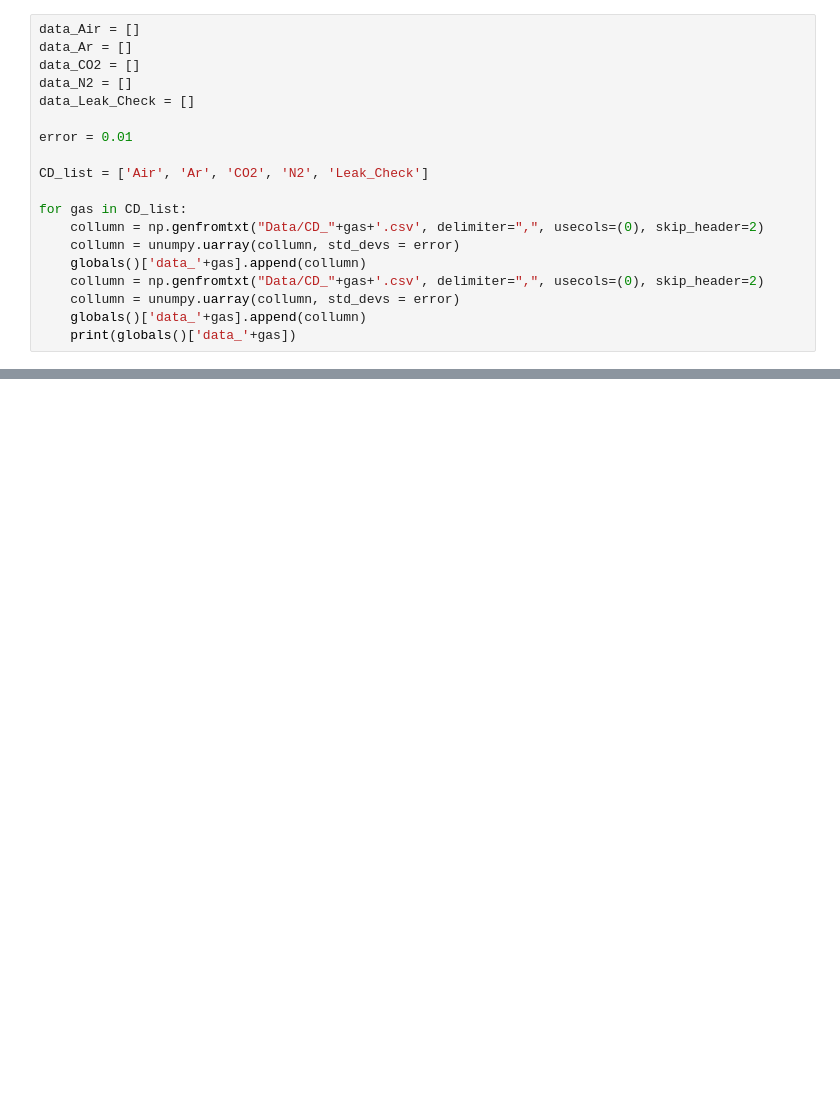
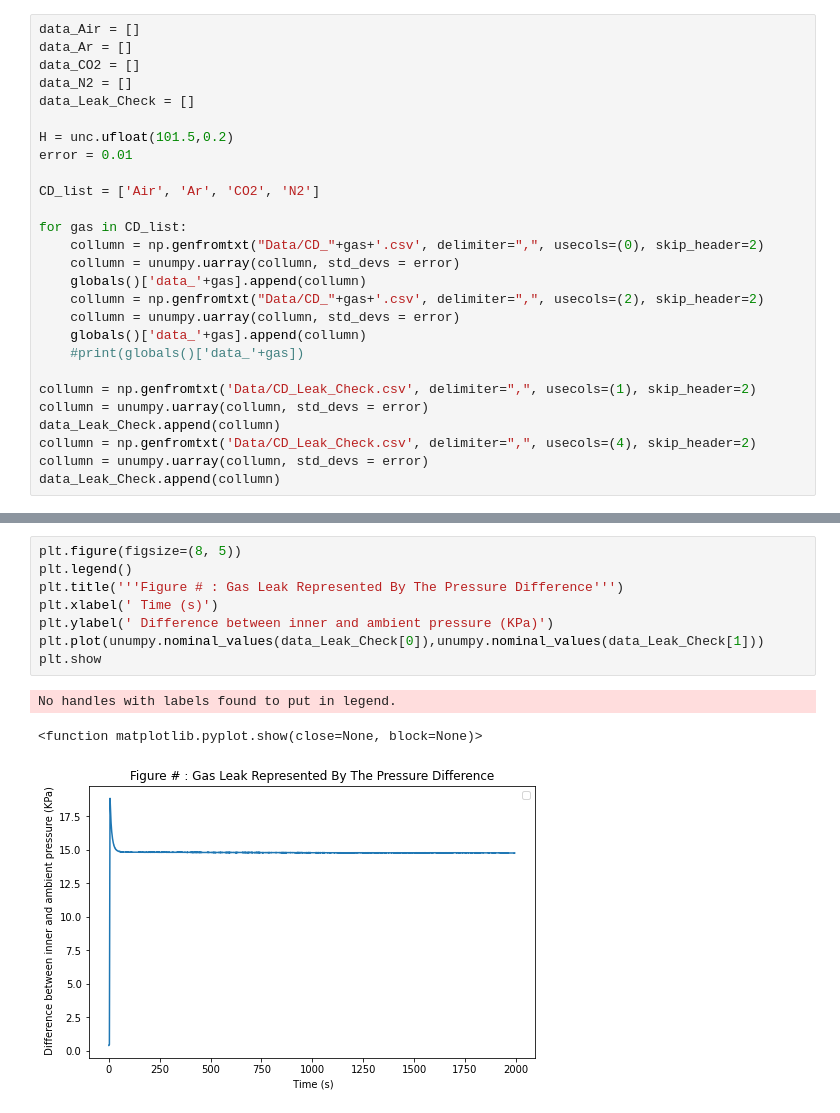
Before and after one commit to 3FI/PHYS-258, a Jupyter notebook: Lab1/Lab1_Notebook.ipynb, the cells around one changed output, grey strips where cells are left out. Saved outputs shown, nothing was run; the diff lists cells and outputs as text; blank space fills up the shorter version.

```diff
--- a/Lab1/Lab1_Notebook.ipynb
+++ b/Lab1/Lab1_Notebook.ipynb
@@ -54,15 +41,23 @@ data_CO2 = []
 data_N2 = []
 data_Leak_Check = []
 
+H = unc.ufloat(101.5,0.2)
 error = 0.01
 
-CD_list = ['Air', 'Ar', 'CO2', 'N2', 'Leak_Check']
+CD_list = ['Air', 'Ar', 'CO2', 'N2']
 
 for gas in CD_list:
     collumn = np.genfromtxt("Data/CD_"+gas+'.csv', delimiter=",", usecols=(0), skip_header=2)
     collumn = unumpy.uarray(collumn, std_devs = error)
     globals()['data_'+gas].append(collumn)
-    collumn = np.genfromtxt("Data/CD_"+gas+'.csv', delimiter=",", usecols=(0), skip_header=2)
+    collumn = np.genfromtxt("Data/CD_"+gas+'.csv', delimiter=",", usecols=(2), skip_header=2)
     collumn = unumpy.uarray(collumn, std_devs = error)
     globals()['data_'+gas].append(collumn)
-    print(globals()['data_'+gas])
+    #print(globals()['data_'+gas])
+
+collumn = np.genfromtxt('Data/CD_Leak_Check.csv', delimiter=",", usecols=(1), skip_header=2)
+collumn = unumpy.uarray(collumn, std_devs = error)
+data_Leak_Check.append(collumn)
+collumn = np.genfromtxt('Data/CD_Leak_Check.csv', delimiter=",", usecols=(4), skip_header=2)
+collumn = unumpy.uarray(collumn, std_devs = error)
+data_Leak_Check.append(collumn)
@@ -95,0 +140,12 @@ def test(a,b):
+# %%
+plt.figure(figsize=(8, 5))
+plt.legend()
+plt.title('''Figure # : Gas Leak Represented By The Pressure Difference''')
+plt.xlabel(' Time (s)')
+plt.ylabel(' Difference between inner and ambient pressure (KPa)')
+plt.plot(unumpy.nominal_values(data_Leak_Check[0]),unumpy.nominal_values(data_Leak_Check[1]))
+plt.show
+# %% [output]
+No handles with labels found to put in legend.
+<function matplotlib.pyplot.show(close=None, block=None)>
+[figure, added]
```
Also changed, not shown: parts of 7 cells of this notebook.
